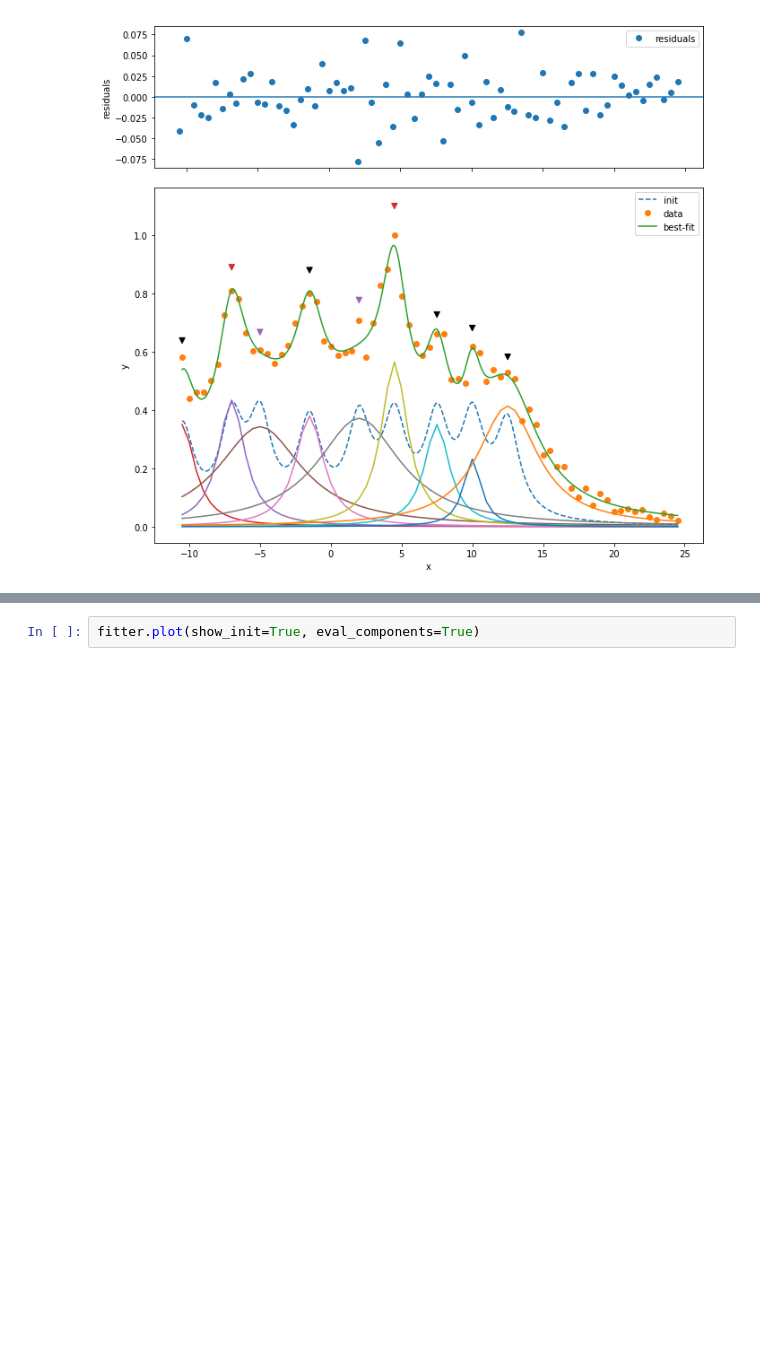
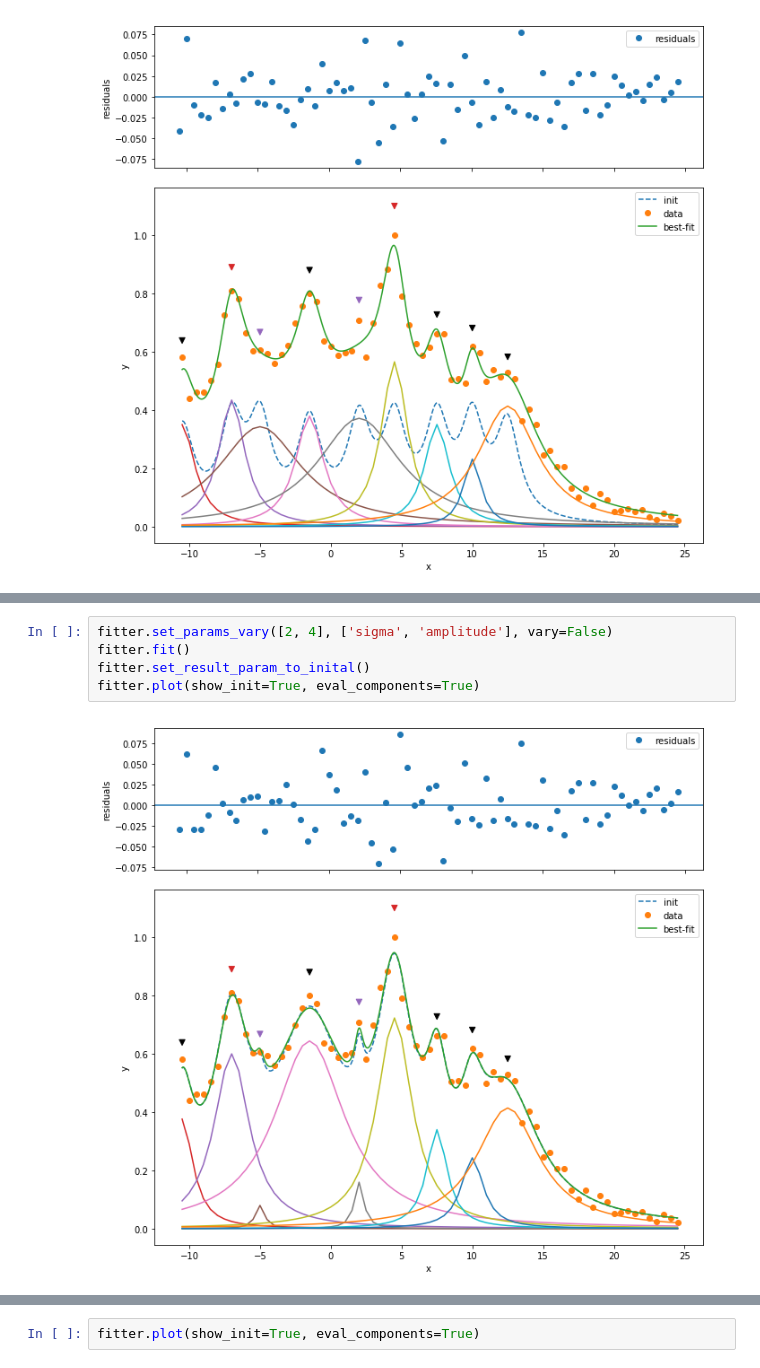
Before and after one commit to kei0822kei/smooziee, a Jupyter notebook: notebook/mizo_fit.ipynb, the cells around one changed output, grey strips where cells are left out. Drawn from its saved outputs; the diff is of its cells as text; blank space fills up the shorter version.

```diff
--- a/notebook/mizo_fit.ipynb
+++ b/notebook/mizo_fit.ipynb
@@ -83,3 +83,10 @@ fitter.plot(show_init=True, eval_components=True)
+# %%
+fitter.set_params_vary([2, 4], ['sigma', 'amplitude'], vary=False)
+fitter.fit()
+fitter.set_result_param_to_inital()
+fitter.plot(show_init=True, eval_components=True)
+# %% [output]
+[figure, added]
 # %%
 fitter.fit()
 fitter.set_result_param_to_inital()
```
Also changed, not shown: parts of 5 cells of this notebook, 1 other file.
